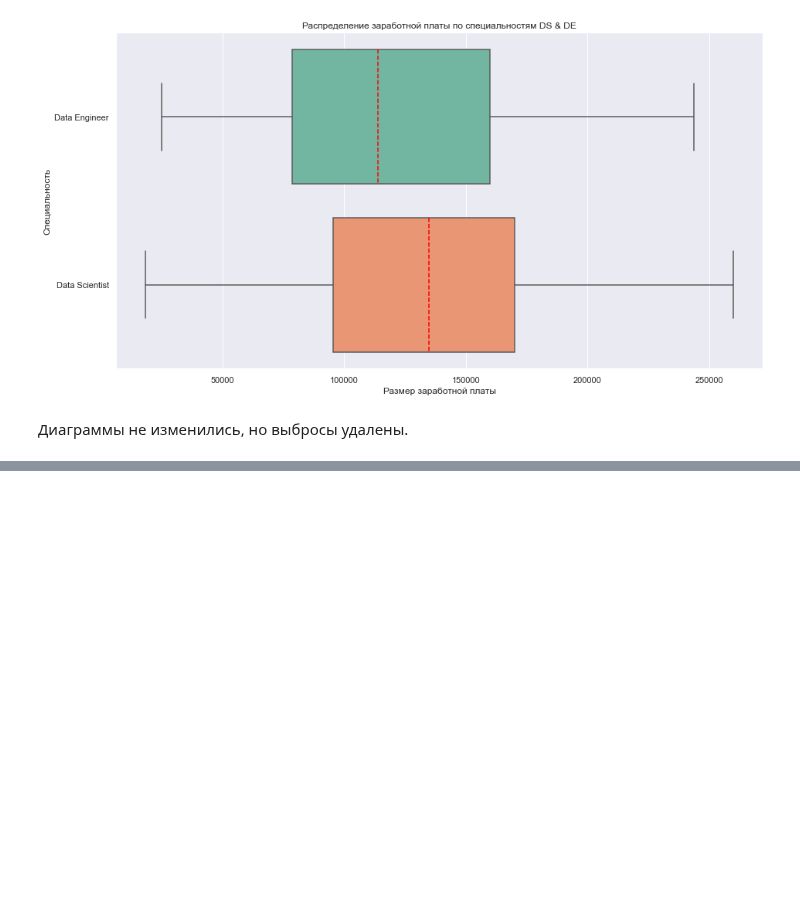
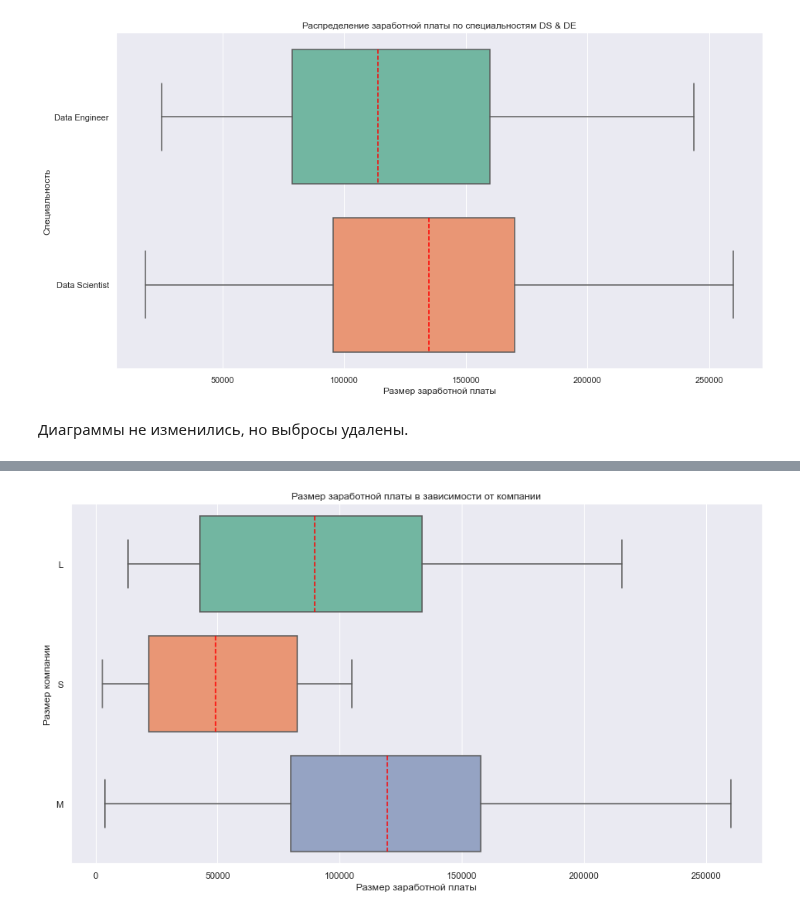
Before and after one commit to DmitriySky47/sf_data_science, a Jupyter notebook: Skillfactory/EDA_4_Статистические тесты/HW-02 Рекрутинг.ipynb, the cells around one changed output, grey strips where cells are left out. Drawn from its saved outputs; the diff is of its cells as text; code cells hidden in the pictures; blank space fills up the shorter version.

```diff
--- a/Skillfactory/EDA_4_Статистические тесты/HW-02 Рекрутинг.ipynb
+++ b/Skillfactory/EDA_4_Статистические тесты/HW-02 Рекрутинг.ipynb
@@ -494,0 +526,5 @@ print(ds)
+# %%
+# удалим записи, где заработная плата в долларах больше 412 тыс.$
+data_DS_all_year = data_DS_all_year[data_DS_all_year['salary_in_usd'] < 412e+03]
+data_DS_all_year['salary_in_usd'].describe()
+# Значение удалено.
@@ -494,0 +541,10 @@ print(ds)
+# %%
+# Повторно строим коробчатые диаграммы в зависимости заработной платы и размера компании без выброса
+plt.figure(figsize=(15, 8))
+ax = sns.boxplot(data=data_DS_all_year, x="salary_in_usd", y="company_size", orient='h', medianprops={"color": "red", "linestyle": '--'})
+ax.set(xlabel='Размер заработной платы', ylabel='Размер компании')
+plt.title('Размер заработной платы в зависимости от компании')
+plt.show()
+# После удаления выброса соотношение не изменилось, но диаграмма стала лучше просматриваться
+# %% [output]
+[figure, added]
```
Also changed, not shown: parts of 41 cells of this notebook.
